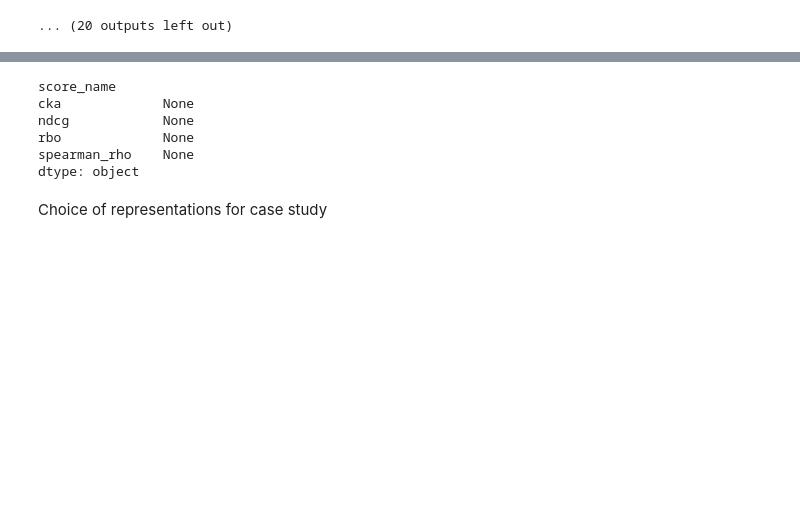
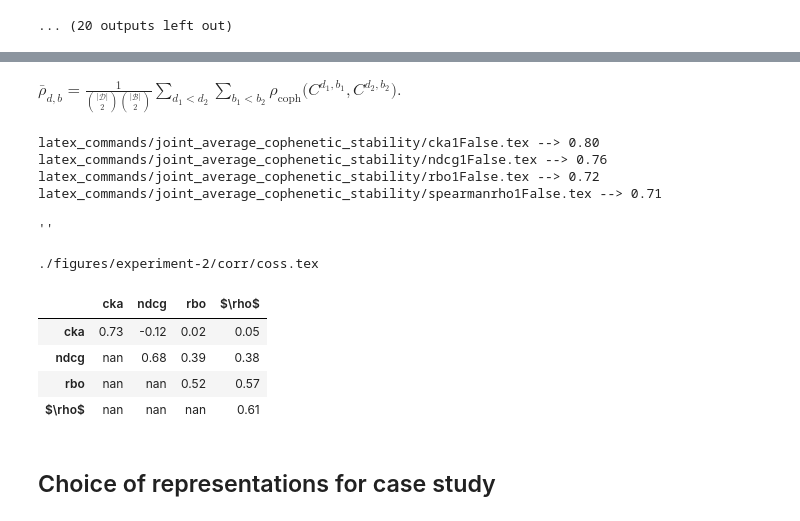
Before and after one commit to loris3/eemc, a Jupyter notebook: experiment_2.ipynb, the cells around one changed output, grey strips where cells are left out. Saved outputs shown, nothing was run; the diff lists cells and outputs as text; code cells hidden in the pictures; blank space fills up the shorter version.

```diff
--- a/experiment_2.ipynb
+++ b/experiment_2.ipynb
@@ -350,27 +291,29 @@ spearman_rho -1      False  spearmanr         0.088457>
-# %%
-
-
-
-
-def write_raw_latex(row, out_dir, col ):
-    os.makedirs(out_dir, exist_ok=True)
-    score = re.sub(r"[^a-zA-Z0-9]+", "", str(row.name))
-
-    value = row[col]
-
-    file_path = os.path.join(out_dir, f"{score}.tex")
-
-    # raw LaTeX content (just the number)
-    with open(file_path, "w") as f:
-        f.write(f"{value:.2f}")
-
-    return None
-
-df_marginal.apply(lambda row : write_raw_latex(row, out_dir = "latex_commands/joint_average_cophenetic_stability", col="cophenetic_corr"), axis=1)
-# %% [output]
-score_name
-cka             None
-ndcg            None
-rbo             None
-spearman_rho    None
-dtype: object
+# %% [markdown]
+$\bar{\rho}_{d,b}=\frac{1}{\binom{|\mathcal{D}|}{2}\binom{|\mathcal{B}|}{2}}\sum_{d_1 < d_2}\sum_{b_1 < b_2}\rho_{\mathrm{coph}}\!\big(C^{d_1,b_1}, C^{d_2,b_2}\big).$
+# %%
+df_marginal = df_cophenetic[(df_cophenetic["base-model_A"] != df_cophenetic["base-model_B"]) & (df_cophenetic["Experiment_A"] != df_cophenetic["Experiment_B"])].groupby(["score_name", "k", "normalize"]).mean(numeric_only=True)
+
+def write_raw_latex(row, out_dir, col ):
+    os.makedirs(out_dir, exist_ok=True)
+    score = re.sub(r"[^a-zA-Z0-9]+", "", str(row.name))
+
+    value = row[col]
+
+    file_path = os.path.join(out_dir, f"{score}.tex")
+
+    # raw LaTeX content (just the number)
+    with open(file_path, "w") as f:
+        content = f"{value:.2f}"
+        print(file_path, "-->",content)
+        f.write(content)
+
+    return None
+
+df_marginal.apply(lambda row : write_raw_latex(row, out_dir = "latex_commands/joint_average_cophenetic_stability", col="cophenetic_corr"), axis=1)
+""
+# %% [output]
+latex_commands/joint_average_cophenetic_stability/cka1False.tex --> 0.80
+latex_commands/joint_average_cophenetic_stability/ndcg1False.tex --> 0.76
+latex_commands/joint_average_cophenetic_stability/rbo1False.tex --> 0.72
+latex_commands/joint_average_cophenetic_stability/spearmanrho1False.tex --> 0.71
+''
@@ -377,3 +376,24 @@ dtype: object
+# %%
+result = (
+    df_cophenetic[(df_cophenetic["base-model_A"] != df_cophenetic["base-model_B"]) & (df_cophenetic["Experiment_A"] != df_cophenetic["Experiment_B"])]
+    .groupby(["sorting_strategy","score_name_A", "score_name_B", "k", "normalize", ])
+    .mean(numeric_only=True)
+)
+
+matrix = result["cophenetic_corr"].unstack("score_name_B")
+# %%
+display_score_groups(matrix.xs(
+                        ("least_influential", -1, False),
+                        level=("sorting_strategy", "k", "normalize")
+                        )
+                     , pivot_columns="coss_score")
+# %% [output]
+./figures/experiment-2/corr/coss.tex
+|  | cka | ndcg | rbo | $\rho$ |
+| cka | 0.73 | -0.12 | 0.02 | 0.05 |
+| ndcg | nan | 0.68 | 0.39 | 0.38 |
+| rbo | nan | nan | 0.52 | 0.57 |
+| $\rho$ | nan | nan | nan | 0.61 |
 # %% [markdown]
-Choice of representations for case study
+## Choice of representations for case study
 # %%
```
Also changed, not shown: parts of 17 cells of this notebook.
